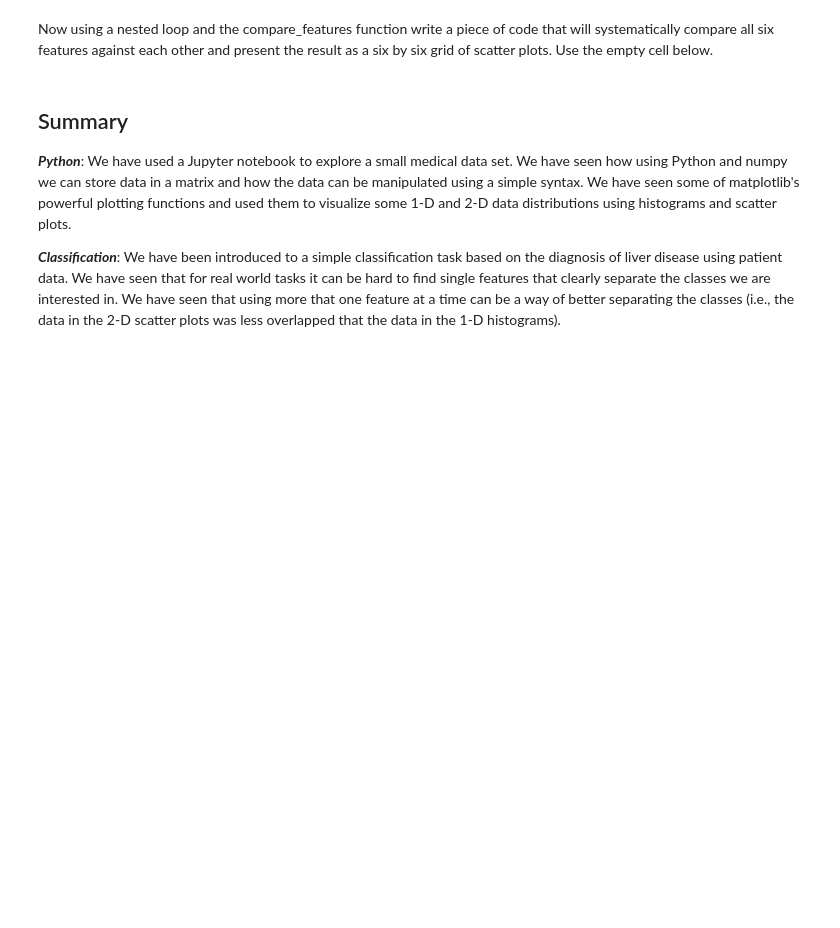
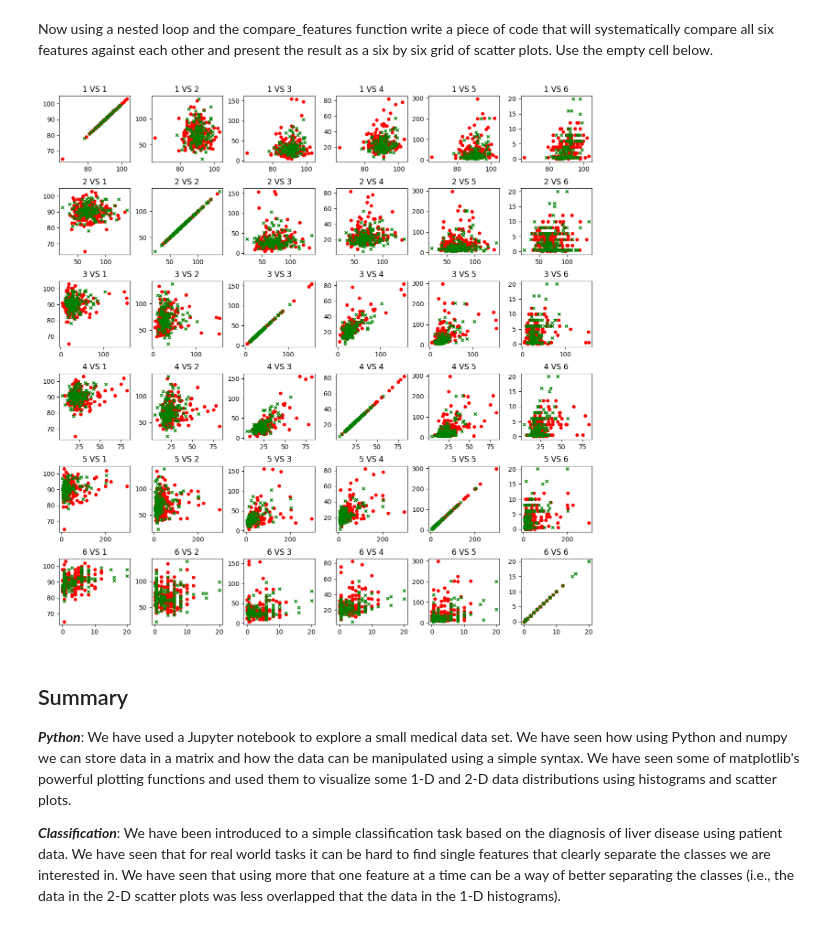
Before and after one commit to AsherYangg/COM2004-3004-Data-Driven-Computing, a Jupyter notebook: week 1/Lab/01_getting_started/01_getting_started/01_getting_started.ipynb, the cells around one changed output. Cells and saved outputs as stored; diff of their text form; code cells hidden in the pictures; blank space fills up the shorter version.

```diff
--- a/week 1/Lab/01_getting_started/01_getting_started/01_getting_started.ipynb
+++ b/week 1/Lab/01_getting_started/01_getting_started/01_getting_started.ipynb
@@ -211,6 +265,15 @@ plt.show()
 Now using a nested loop and the compare_features function write a piece of code that will systematically compare all six features against each other and present the result as a six by six grid of scatter plots. Use the empty cell below.
 # %%
 # Write your solution here
+plt.figure(figsize=(15,15))
+plt.subplots_adjust(wspace=0.3,hspace= 0.4)
+for i in range(6):
+    for j in range(6):
+        plt.subplot( 6, 6, i*6+(j+1))
+        plt.title(str(i+1) + " VS " + str(j+1))
+        compare_features(data, i, j)
+# %% [output]
+[figure, added]
 # %% [markdown]
 ## Summary
 
```
Also changed, not shown: parts of 14 cells of this notebook, 1 other file.
